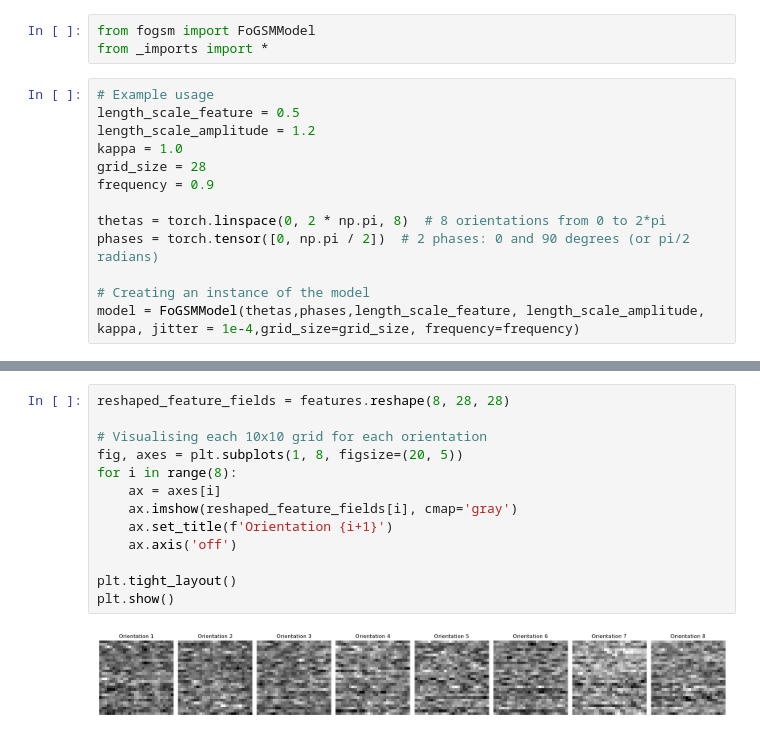
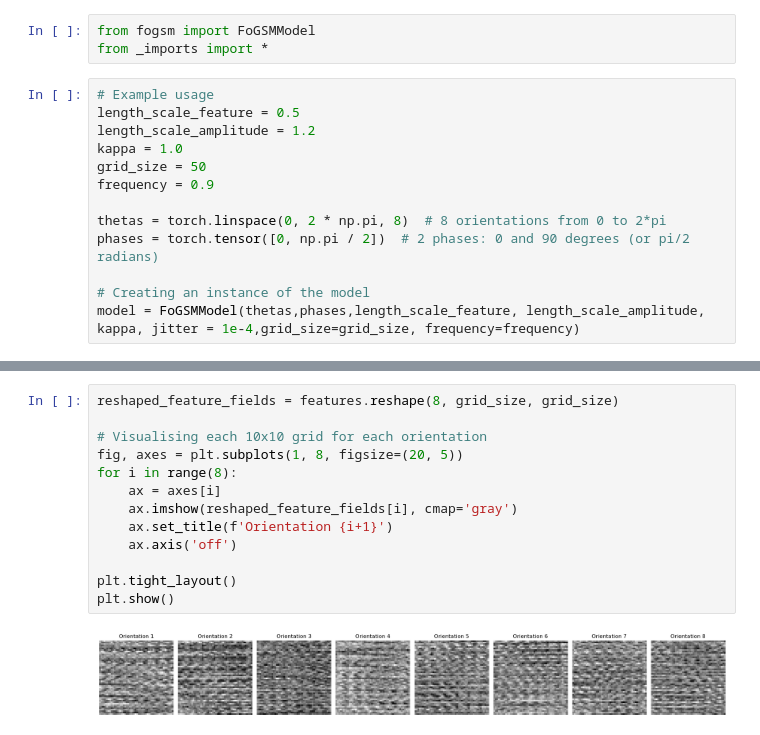
Before and after one commit to NandiniShiralkar/IIB-Project, a Jupyter notebook: GSM/main.ipynb, the cells around one changed output, grey strips where cells are left out. Drawn from its saved outputs; the diff is of its cells as text.

Commit message:
fogsm max grid size

```diff
--- a/GSM/main.ipynb
+++ b/GSM/main.ipynb
@@ -8,7 +10,7 @@ from _imports import *
 length_scale_feature = 0.5
 length_scale_amplitude = 1.2
 kappa = 1.0
-grid_size = 28
+grid_size = 50
 frequency = 0.9
 
 thetas = torch.linspace(0, 2 * np.pi, 8)  # 8 orientations from 0 to 2*pi
@@ -45,15 +47,15 @@ model.visualise(combined_fields2)
 # %%
-reshaped_feature_fields = features.reshape(8, 28, 28)
+reshaped_feature_fields = features.reshape(8, grid_size, grid_size)
 
 # Visualising each 10x10 grid for each orientation
 fig, axes = plt.subplots(1, 8, figsize=(20, 5))
 for i in range(8):
     ax = axes[i]
     ax.imshow(reshaped_feature_fields[i], cmap='gray')
     ax.set_title(f'Orientation {i+1}')
     ax.axis('off')
 
 plt.tight_layout()
 plt.show()
 # %% [output]
-[figure, old version]
+[figure, new version]
```
Also changed, not shown: parts of 3 cells of this notebook.
